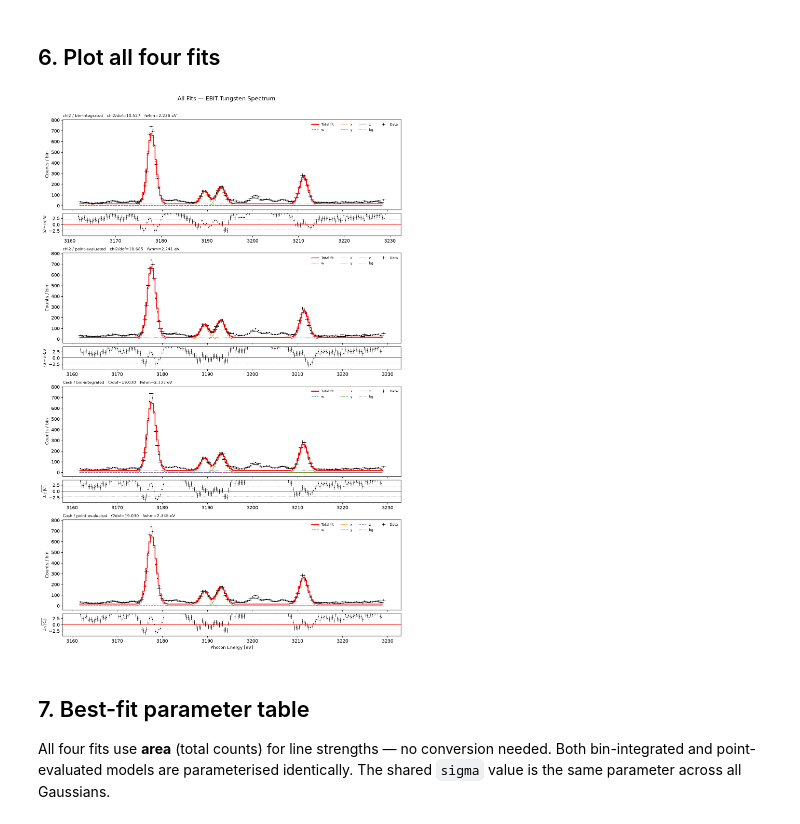
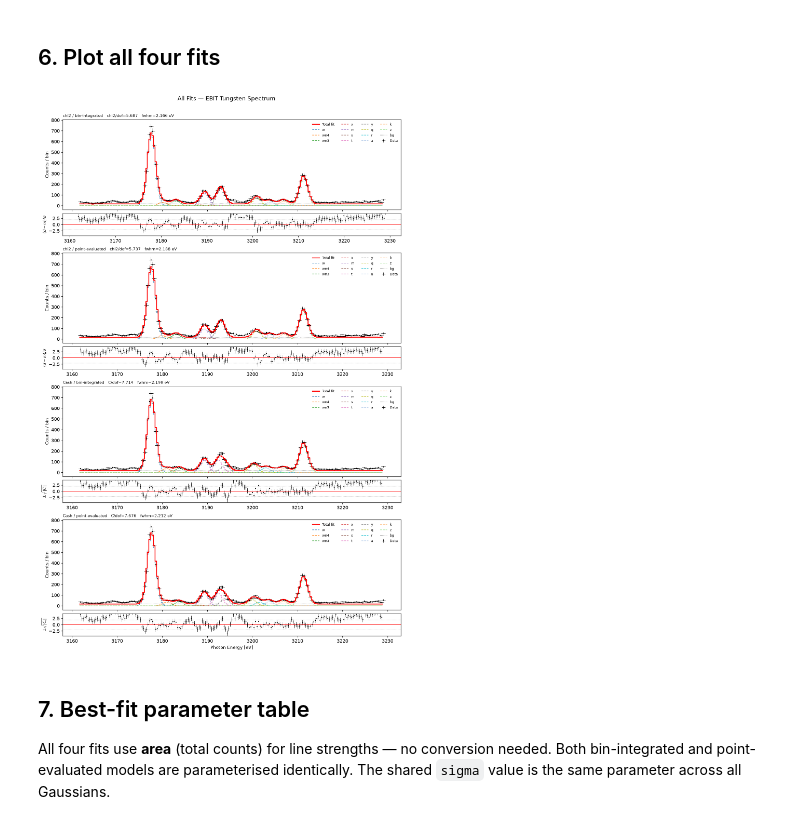
Before and after one commit to cjperks7/XRS_fitting, a Jupyter notebook: edits/spectral_fitting.ipynb, the cells around one changed output. Cells and saved outputs as stored; diff of their text form; code cells hidden in the pictures.

Commit message:
first attempt ca spectrum fit w satellites

```diff
--- a/edits/spectral_fitting.ipynb
+++ b/edits/spectral_fitting.ipynb
@@ -42,7 +42,7 @@ Imports OK
 load_w = False
 
 if load_w == False:
-    data_fp = r"C:\Users\elyse\Downloads\Python\PSFC\XRS_fitting\example_data\spec_Ar.txt"
+    # data_fp = r"C:\Users\elyse\Downloads\Python\PSFC\XRS_fitting\example_data\spec_Ar.txt"
     # ecs_data = pd.read_csv(data_fp)
     lam, counts, err = np.loadtxt("../example_data/spec_Ca.txt", skiprows=1, unpack=True)
     # ecs_data = pd.DataFrame({"lambda [mAA]": _binlow_eV, "counts  [arb]": _counts, "err [arb]": err})
@@ -102,9 +102,11 @@ ax.errorbar(bincenters, observed, yerr=yerr, xerr=binwidths/2,
 # ax.set_xlabel('Photon Energy [eV]')
 ax.set_xlabel('Wavelength [mA]')
 ax.set_ylabel('Counts / bin')
-ax.set_title('EBIT Tungsten Spectrum  —  4 emission lines')
-mus = np.array([3177.5, 3189.5, 3193, 3211.5])
-label = ("w", "x", "y", "z")
+ax.set_title('EBIT Tungsten Spectrum  —  4 emission lines + satellites')
+# min = np.array([3175, 3179, 3182, 3188, 3189, 3190.2, 3191, 3192, 3200, 3201, 3203, 3205, 3210])
+mus = np.array([3177.5, 3180, 3183, 3189, 3189.8, 3190.5, 3191.5, 3193, 3201, 3202.5, 3204, 3206.5, 3211])
+# max = np.array([3179, 3181, 3184, 3189.5, 3190, 3190.7, 3192.5, 3194, 3202, 3203, 3205, 3207.5, 3213])
+label = ('w', 'wn4', 'wn3', 'x', 'm', 's', 't', 'y', 'q', 'r', 'a', 'k', 'z')
 
 for i, e in enumerate(mus):
     ax.axvline(e, color='red', ls=':', alpha=0.6, lw=1)
@@ -275,13 +277,17 @@ Initial guess: σ ≈ 1.5 eV (FWHM ≈ 3.5 eV), consistent with the spectrum.
 Rough estimate: peak_height × sigma × sqrt(2π).
 # %%
 # Guesses
-peak_h_guess = np.array([750, 140, 200, 300])
-areas = peak_h_guess * 1.5 * np.sqrt(2*np.pi)
-mins_area = np.array([10, 0, 0, 0, 0])
-maxs_area = np.array([28000, 5000, 7000, 11000])
-mus = np.array([3177.5, 3189.5, 3193, 3211.5])
-mins_mu = np.array([3175, 3187, 3191, 3210])
-maxs_mu = np.array([3179, 3190.8, 3195, 3213])
+peak_h = np.array([750, 20, 20, 140, 10, 10, 10, 200, 10, 10, 10, 10, 300])
+# label = ('w', 'wn4', 'wn3', 'x', 'm', 's', 't', 'y', 'q', 'r', 'a', 'k', 'z')
+mus = np.array([3177.5, 3180, 3183, 3189, 3189.8, 3190.5, 3191.5, 3193, 3201, 3202.5, 3204, 3206.5, 3211])
+areas = peak_h * 1.5 * np.sqrt(2*np.pi)
+mins_area = np.array([1000, 0, 0, 0, 0, 0, 0, 0, 0, 0, 0, 0, 0])
+maxs_area = np.array([35000, 1000, 1000, 5000, 1000, 1000, 1000, 7000, 1000, 1000, 1000, 1000, 11000])
+# mus = np.array([3177.5, 3189.5, 3193, 3211.5])
+# mins_mu = np.array([3175, 3187, 3191, 3210])
+mins_mu = np.array([3175, 3179, 3182, 3188, 3189, 3190.2, 3191, 3192, 3200, 3201, 3203, 3205, 3210])
+maxs_mu = np.array([3179, 3181, 3184, 3189.5, 3190, 3190.7, 3192.5, 3194, 3202, 3203, 3205, 3207.5, 3213])
+# maxs_mu = np.array([3179, 3190.8, 3195, 3213])
 
 
 def make_params(areas, mus, mins_area, maxs_area, mins_mu, maxs_mu,
@@ -308,6 +314,6 @@ def make_params(areas, mus, mins_area, maxs_area, mins_mu, maxs_mu,
 
 print("Parameters: ar1-ar5, mu1-mu5, sigma (shared), bg")
 print(f"  Total free parameters: {sum(1 for p in make_params(areas, mus, mins_area, maxs_area, mins_mu, maxs_mu).values() if p.vary)}")
-print(f"  (vs 16 with independent sigmas)")
+# print(f"  (vs 16 with independent sigmas)")
 # %% [output]
 Parameters: ar1-ar5, mu1-mu5, sigma (shared), bg
@@ -469,8 +474,10 @@ Cash Hessian stderr (cash_pt)  ... done
 # %% [markdown]
 ## 6. Plot all four fits
 # %%
-GAUSS_COLORS = ['#1f77b4','#ff7f0e','#2ca02c','#9467bd']
-LINE_NAMES   = ['w','x','y','z']
+GAUSS_COLORS = ['#1f77b4', '#ff7f0e', '#2ca02c', '#d62728', '#9467bd',
+                '#8c564b', '#e377c2', '#7f7f7f', '#bcbd22', '#17becf',
+                '#aec7e8', '#ffbb78', '#98df8a']
+LINE_NAMES   = ['w', 'wn4', 'wn3', 'x', 'm', 's', 't', 'y', 'q', 'r', 'a', 'k', 'z']
 
 def plot_fit_panel(result, bl, bh, bc, bw, obs, mode,
                    stat_label, gof_str, ax0, ax1,
@@ -552,34 +559,34 @@ gs = gridspec.GridSpec(
 axes = [
     fig.add_subplot(gs[0]),   # fit1 main
     fig.add_subplot(gs[1]),   # fit1 resid
     fig.add_subplot(gs[3]),   # fit2 main
     fig.add_subplot(gs[4]),   # fit2 resid
     fig.add_subplot(gs[6]),   # fit3 main
     fig.add_subplot(gs[7]),   # fit3 resid
     fig.add_subplot(gs[9]),   # fit4 main
     fig.add_subplot(gs[10])   # fit4 resid
 ]
 
 for fit_idx, (res, bl, bh, bc, bw, mode, lbl, gof) in enumerate(fits):
     show_x = (fit_idx == len(fits)-1)
     plot_fit_panel(res, bl, bh, bc, bw, observed, mode, lbl, gof,
                    axes[fit_idx*2], axes[fit_idx*2+1], show_xlabel=show_x)
 
 # Share x-axis across all panels
 for i in range(2, 8):
     axes[i].sharex(axes[0])
 
 plt.suptitle('All Fits — EBIT Tungsten Spectrum', fontsize=13, y=1.002)
 plt.subplots_adjust(
     top=0.96,
     bottom = 0.04,
     #left=0.08,
     #right=0.96,
     )  # reduce empty margins
 plt.tight_layout()
 plt.show()
 # %% [output]
-[figure, old version]
+[figure, new version]
 # %% [markdown]
 ## 7. Best-fit parameter table
 
```
Also changed, not shown: parts of 5 cells of this notebook.
